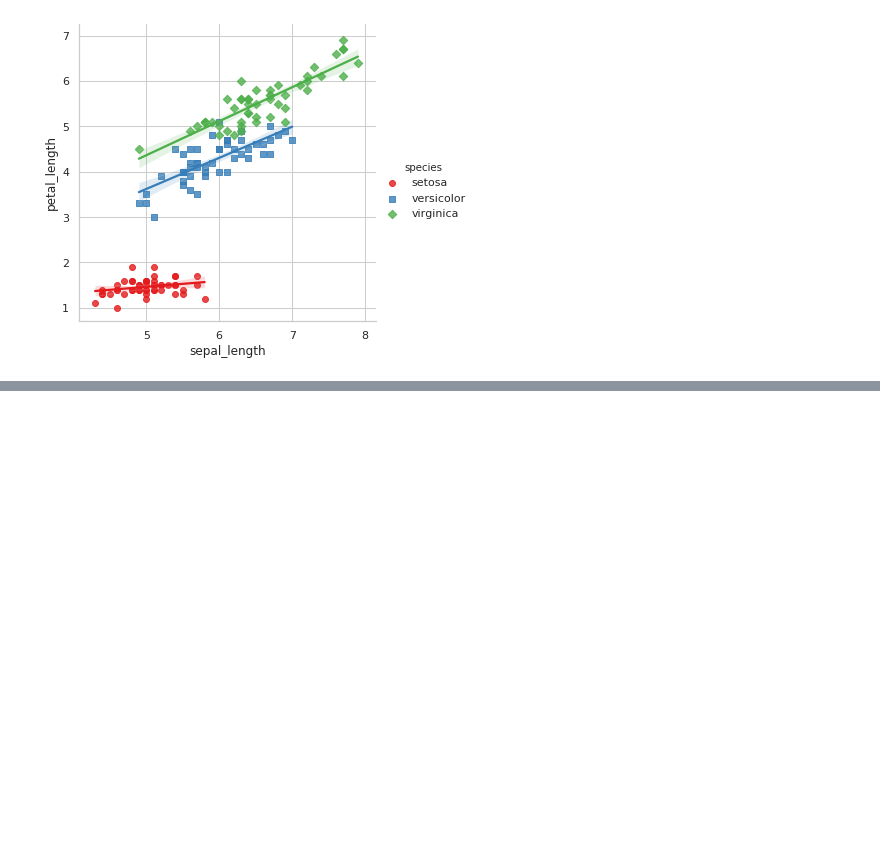
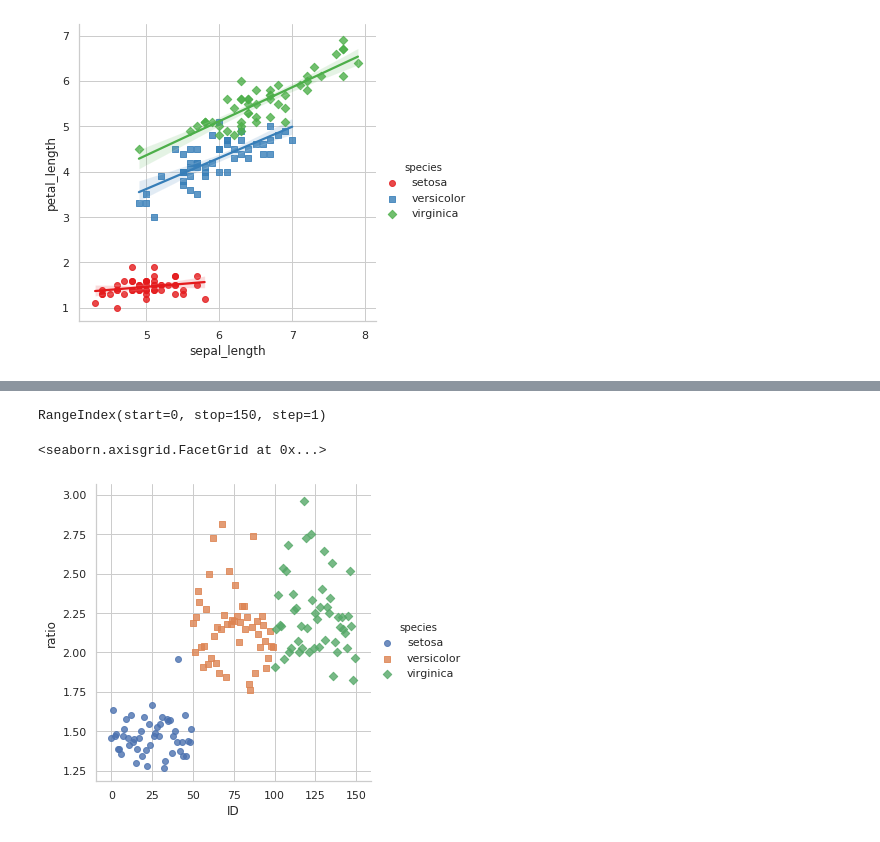
Before and after one commit to RakibulRanak/ML, a Jupyter notebook: iris2.ipynb, the cells around one changed output, grey strips where cells are left out. Saved outputs shown, nothing was run; the diff lists cells and outputs as text; code cells hidden in the pictures; blank space fills up the shorter version.

```diff
--- a/iris2.ipynb
+++ b/iris2.ipynb
@@ -17,0 +25,9 @@ sns.lmplot(x="sepal_length", y="petal_length", hue="species", data = iris, \
+# %%
+iris["ID"] = iris.index
+iris["ratio"] = iris["sepal_length"]/iris["sepal_width"]
+sns.lmplot(x="ID", y="ratio", data=iris, \
+           hue="species", markers=["o", "s", "D"], fit_reg=False, legend=True)
+# %% [output]
+RangeIndex(start=0, stop=150, step=1)
+<seaborn.axisgrid.FacetGrid at 0x...>
+[figure, added]
```
Also changed, not shown: parts of 1 cell of this notebook, 3 other files.
